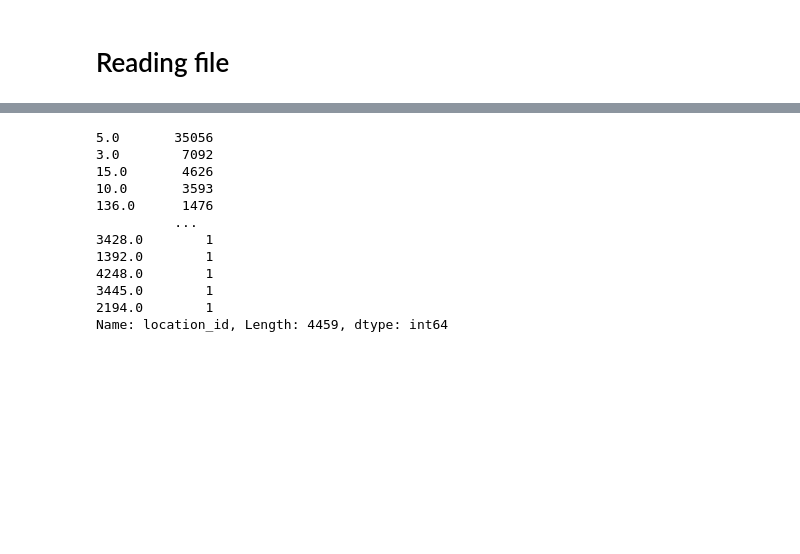
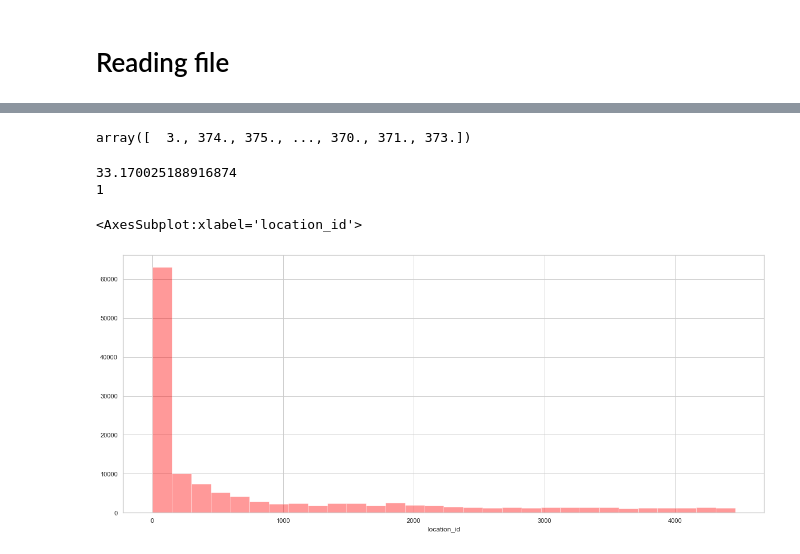
Before and after one commit to rayanramoul/Analysis-of-NLP-Text-Classification-methods, a Jupyter notebook: data_analysis.ipynb, the cells around one changed output, grey strips where cells are left out. Cells and saved outputs as stored; diff of their text form; code cells hidden in the pictures; blank space fills up the shorter version.

```diff
--- a/data_analysis.ipynb
+++ b/data_analysis.ipynb
@@ -61,18 +45,25 @@ Name: spoken_words, Length: 158248, dtype: object
+# %%
+df['location_id'].unique()
+# %% [output]
+array([  3., 374., 375., ..., 370., 371., 373.])
 # %%
 df['location_id'].unique()
 distribution_class = df['location_id'].value_counts()
 # %%
+distribution_class = df['location_id'].value_counts()
 distribution_class
+print(distribution_class.mean())
+print(distribution_class.min())
 # %% [output]
-5.0       35056
-3.0        7092
-15.0       4626
-10.0       3593
-136.0      1476
-          ...
-3428.0        1
-1392.0        1
-4248.0        1
-3445.0        1
-2194.0        1
-Name: location_id, Length: 4459, dtype: int64
+33.170025188916874
+1
+# %%
+import seaborn as sns
+import matplotlib.pyplot as plt
+
+sns.set(rc={'figure.figsize':(20  ,8.27)})
+sns.set_style('whitegrid')
+sns.distplot(df['location_id'], kde = False, color ='red', bins = 30)
+# %% [output]
+<AxesSubplot:xlabel='location_id'>
+[figure, added]
```
Also changed, not shown: parts of 57 cells of this notebook, 1 other file.
